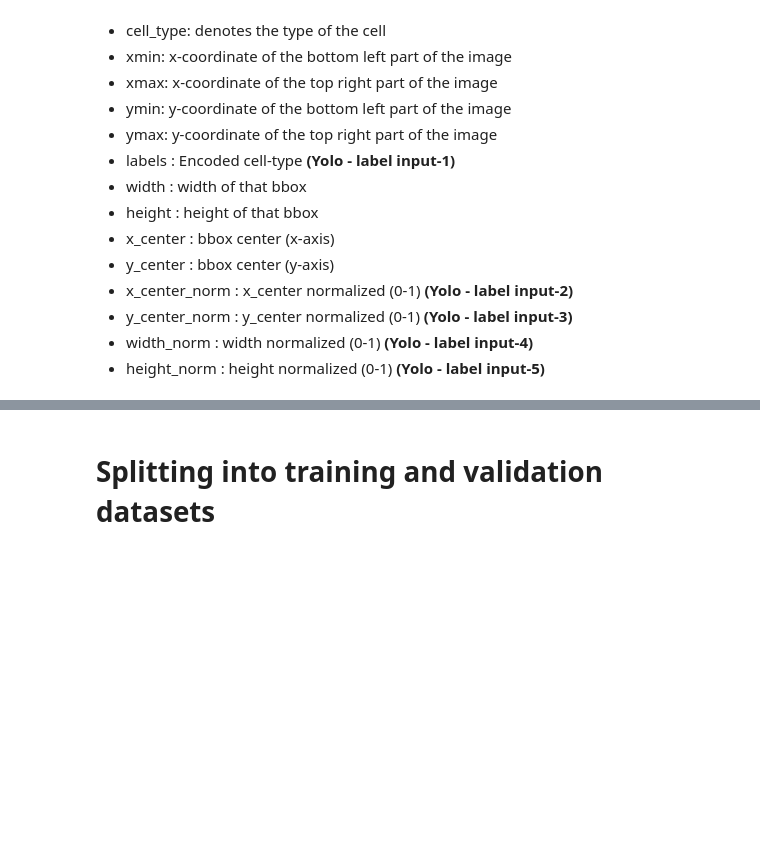
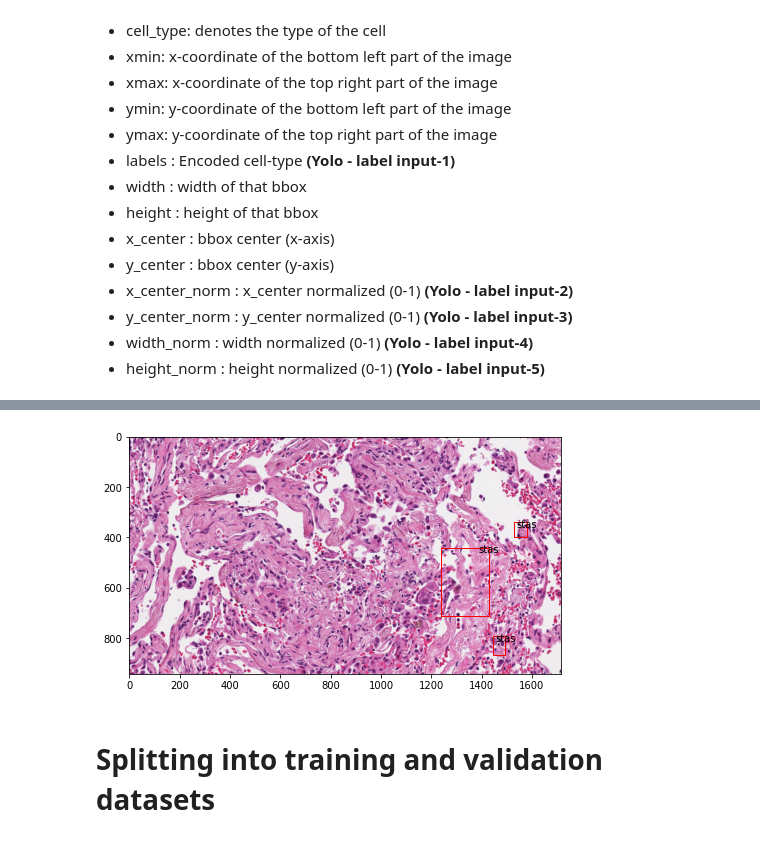
Before and after one commit to Huangkuanrong/lungcancer, a Jupyter notebook: codes/1. Yolo-V5 BCC Training & Testing.ipynb, the cells around one changed output, grey strips where cells are left out. Saved outputs shown, nothing was run; the diff lists cells and outputs as text; code cells hidden in the pictures; blank space fills up the shorter version.

```diff
--- a/codes/1. Yolo-V5 BCC Training & Testing.ipynb
+++ b/codes/1. Yolo-V5 BCC Training & Testing.ipynb
@@ -21,7 +30,7 @@ from matplotlib import patches
 import numpy as np
 import os
 # %%
-annotations = sorted(glob('/content/BCCD_Dataset/BCCD/Annotations/*.xml'))
+annotations = sorted(glob('/content/LungsTumorDetection/dataset/Train_Annotations/*.xml'))
 
 df = []
 cnt = 0
@@ -105,39 +133,35 @@ df.head(30)
 # %%
 #@title SAMPLE PLOT - shape (480, 640, 3)
 fig = plt.figure()
 import cv2
 #add axes to the image
 ax = fig.add_axes([0,0,1,1])
 
 # read and plot the image
-image = plt.imread('/content/BCCD_Dataset/BCCD/JPEGImages/BloodImage_00001.jpg')
+image = plt.imread('/content/LungsTumorDetection/dataset/Train_Images/00000000.jpg')
 plt.imshow(image)
 
 # iterating over the image for different objects
 for _,row in df[df.filename == "1.jpg"].iterrows():
     xmin = row.xmin
     xmax = row.xmax
     ymin = row.ymin
     ymax = row.ymax
 
     width = xmax - xmin
     height = ymax - ymin
 
     # assign different color to different classes of objects
-    if row.cell_type == 'RBC':
+    if row.cell_type == 'stas':
         edgecolor = 'r'
-        ax.annotate('RBC', xy=(xmax-40,ymin+20))
-    elif row.cell_type == 'WBC':
-        edgecolor = 'b'
-        ax.annotate('WBC', xy=(xmax-40,ymin+20))
-    elif row.cell_type == 'Platelets':
-        edgecolor = 'g'
-        ax.annotate('Platelets', xy=(xmax-40,ymin+20))
+        ax.annotate('stas', xy=(xmax-40,ymin+20))
 
     # add bounding boxes to the image
     rect = patches.Rectangle((xmin,ymin), width, height, edgecolor = edgecolor, facecolor = 'none')
 
     ax.add_patch(rect)
+# %% [output]
+[figure, added]
 # %% [markdown]
 # Splitting into training and validation datasets
 # %%
```
Also changed, not shown: parts of 2 cells of this notebook.
